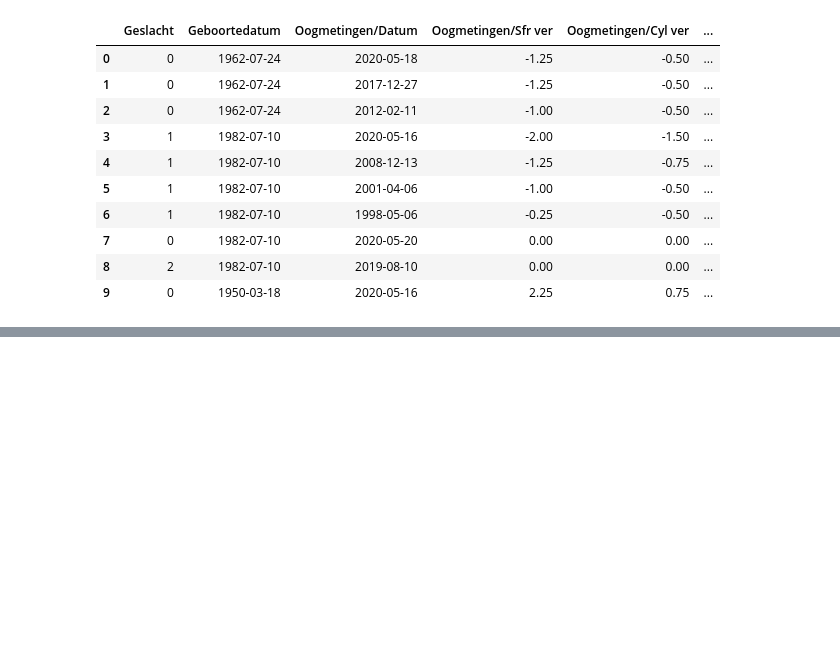
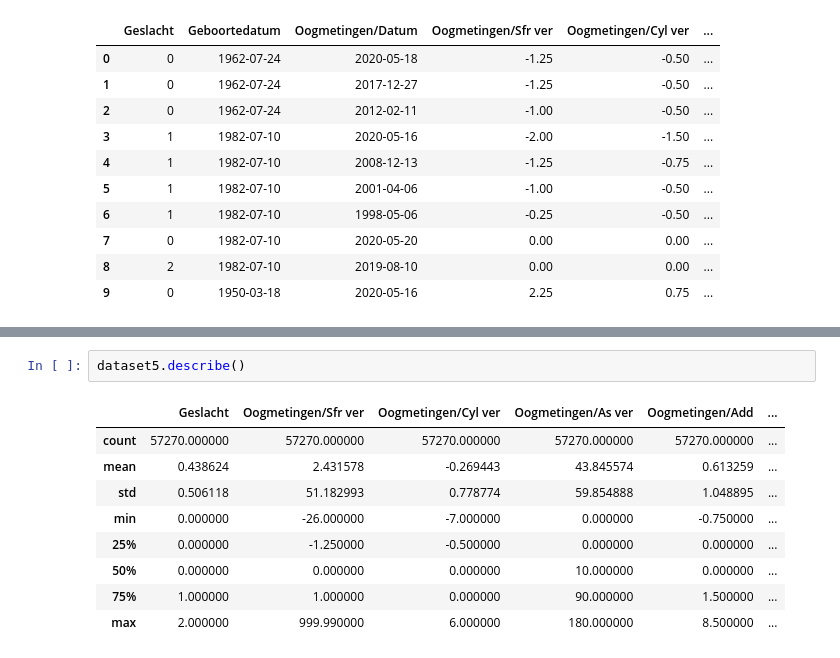
Before and after one commit to Arno989/Project-3, a Jupyter notebook: sandbox/Untitled.ipynb, the cells around one changed output, grey strips where cells are left out. Cells and saved outputs as stored; diff of their text form; blank space fills up the shorter version.

```diff
--- a/sandbox/Untitled.ipynb
+++ b/sandbox/Untitled.ipynb
@@ -346,0 +364,12 @@ dataset5.head(10)
+# %%
+dataset5.describe()
+# %% [output]
+|  | Geslacht | Oogmetingen/Sfr ver | Oogmetingen/Cyl ver | Oogmetingen/As ver | Oogmetingen/Add | ... |
+| count | 57270.000000 | 57270.000000 | 57270.000000 | 57270.000000 | 57270.000000 | ... |
+| mean | 0.438624 | 2.431578 | -0.269443 | 43.845574 | 0.613259 | ... |
+| std | 0.506118 | 51.182993 | 0.778774 | 59.854888 | 1.048895 | ... |
+| min | 0.000000 | -26.000000 | -7.000000 | 0.000000 | -0.750000 | ... |
+| 25% | 0.000000 | -1.250000 | -0.500000 | 0.000000 | 0.000000 | ... |
+| 50% | 0.000000 | 0.000000 | 0.000000 | 10.000000 | 0.000000 | ... |
+| 75% | 1.000000 | 1.000000 | 0.000000 | 90.000000 | 1.500000 | ... |
+| max | 2.000000 | 999.990000 | 6.000000 | 180.000000 | 8.500000 | ... |
```
Also changed, not shown: parts of 2 cells of this notebook, 5 other files.
